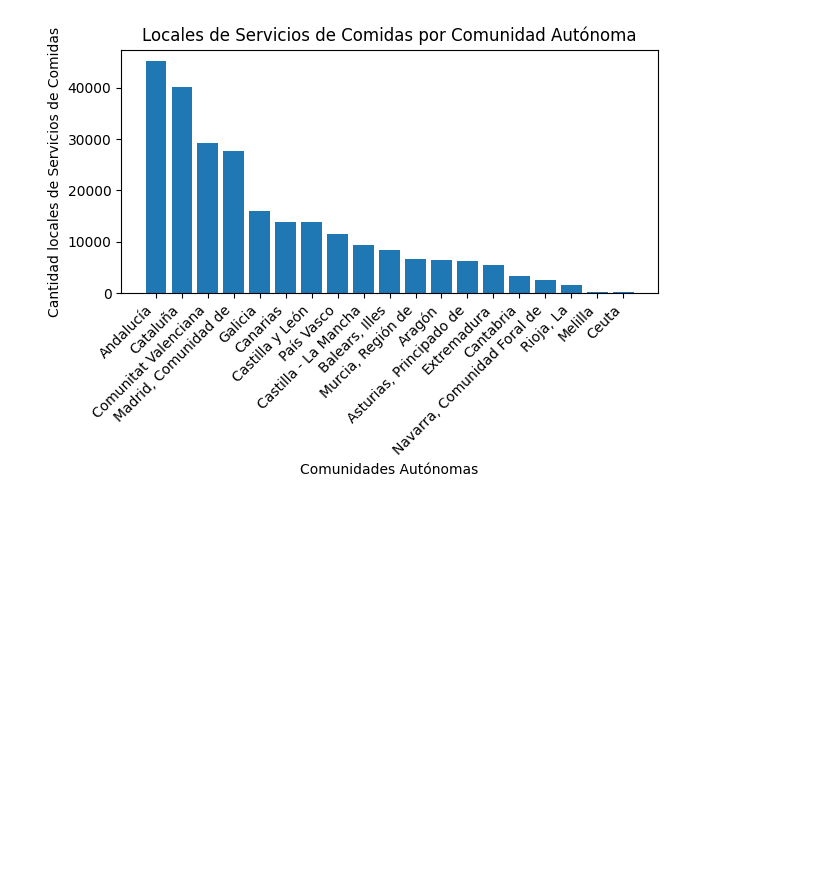
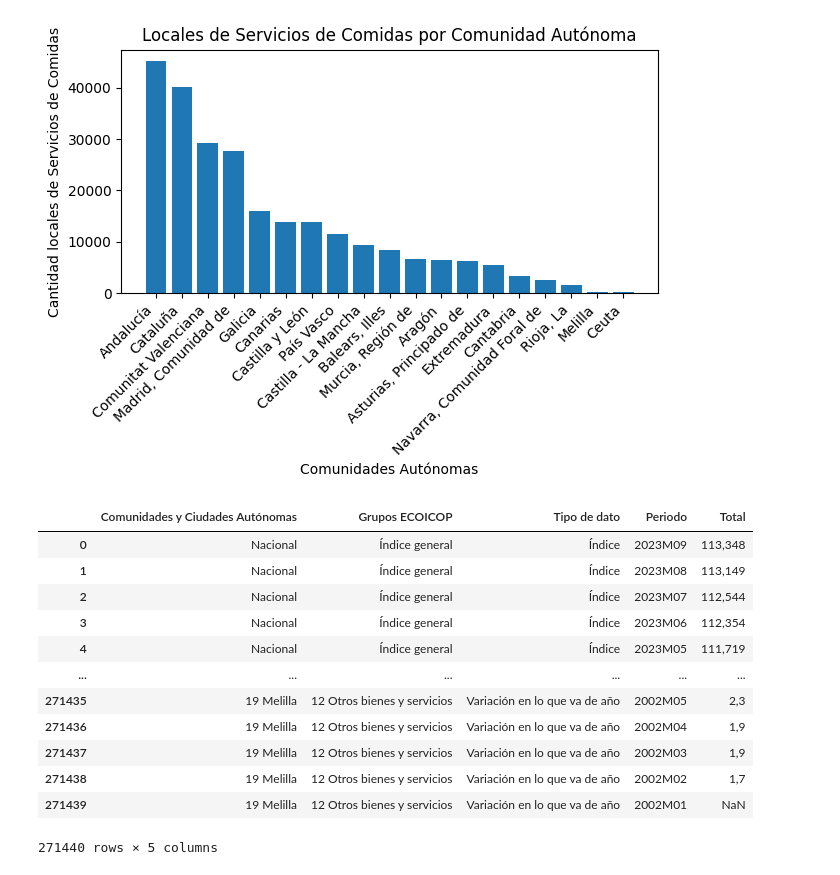
Before and after one commit to miguelrm81/EDA, a Jupyter notebook: limpieza_y_graficos2.ipynb, the cells around one changed output. Cells and saved outputs as stored; diff of their text form; code cells hidden in the pictures; blank space fills up the shorter version.

```diff
--- a/limpieza_y_graficos2.ipynb
+++ b/limpieza_y_graficos2.ipynb
@@ -281,3 +281,22 @@ plt.savefig('bares.jpg', bbox_inches='tight')
 plt.show()
 # %% [output]
 [figure]
+# %%
+#df_12 IPC
+
+df_12 = pd.read_csv("data/indice_precios_consumo_comunidades.csv", sep= ";")
+df_12
+# %% [output]
+|  | Comunidades y Ciudades Autónomas | Grupos ECOICOP | Tipo de dato | Periodo | Total |
+| 0 | Nacional | Índice general | Índice | 2023M09 | 113,348 |
+| 1 | Nacional | Índice general | Índice | 2023M08 | 113,149 |
+| 2 | Nacional | Índice general | Índice | 2023M07 | 112,544 |
+| 3 | Nacional | Índice general | Índice | 2023M06 | 112,354 |
+| 4 | Nacional | Índice general | Índice | 2023M05 | 111,719 |
+| ... | ... | ... | ... | ... | ... |
+| 271435 | 19 Melilla | 12 Otros bienes y servicios | Variación en lo que va de año | 2002M05 | 2,3 |
+| 271436 | 19 Melilla | 12 Otros bienes y servicios | Variación en lo que va de año | 2002M04 | 1,9 |
+| 271437 | 19 Melilla | 12 Otros bienes y servicios | Variación en lo que va de año | 2002M03 | 1,9 |
+| 271438 | 19 Melilla | 12 Otros bienes y servicios | Variación en lo que va de año | 2002M02 | 1,7 |
+| 271439 | 19 Melilla | 12 Otros bienes y servicios | Variación en lo que va de año | 2002M01 | NaN |
+271440 rows × 5 columns
```
Also changed, not shown: parts of 10 cells of this notebook, 9 other files.
